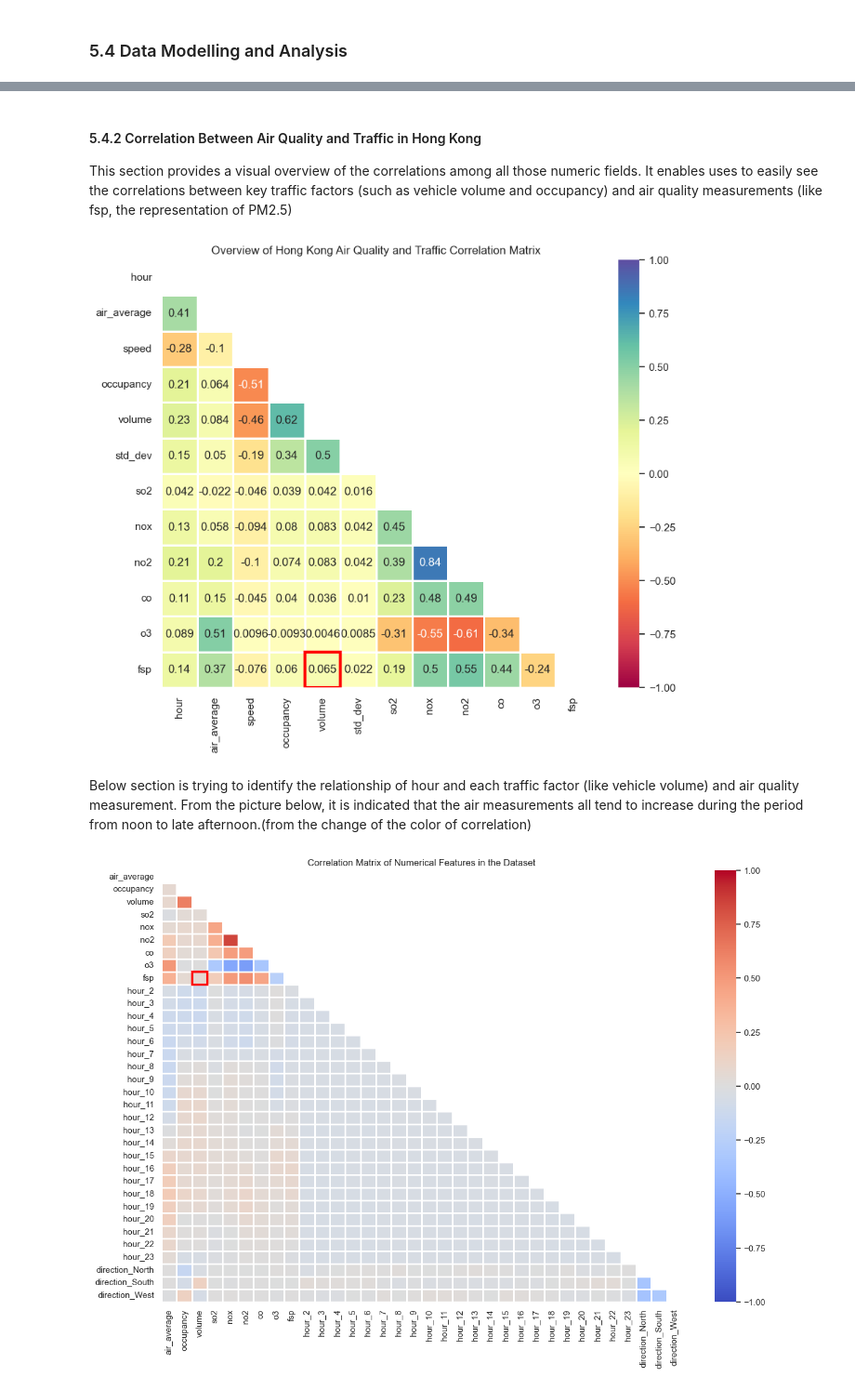
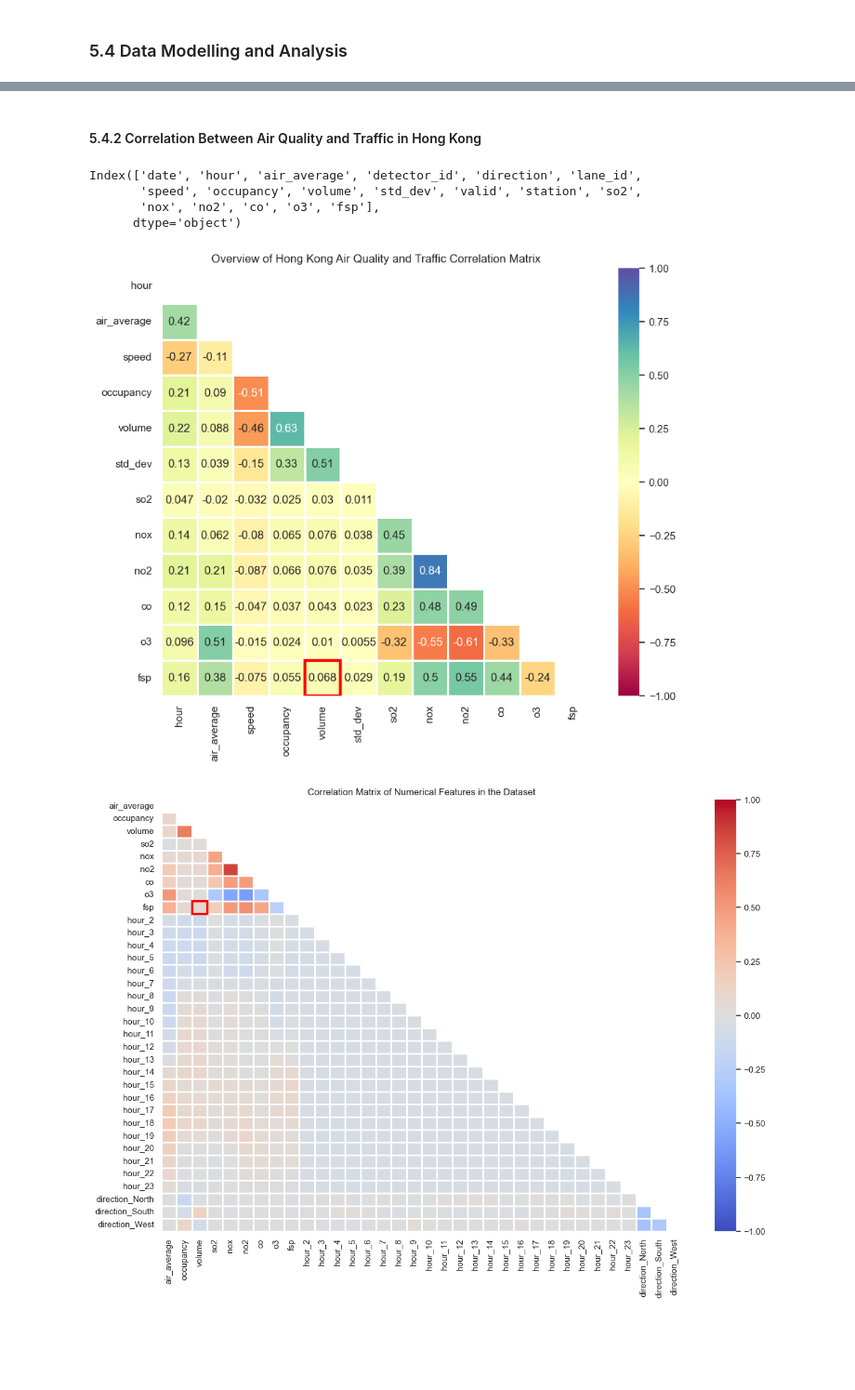
Before and after one commit to linxianying/G12_GuidedProject, a Jupyter notebook: traffic_air_sg.ipynb, the cells around one changed output, grey strips where cells are left out. Shown at 93% size. Cells and saved outputs as stored; diff of their text form; code cells hidden in the pictures; blank space fills up the shorter version.

```diff
--- a/traffic_air_sg.ipynb
+++ b/traffic_air_sg.ipynb
@@ -1879,37 +2188,37 @@ plt.show()
-# %% [markdown]
-#### 5.4.2 Correlation Between Air Quality and Traffic in Hong Kong
-
-<p>This section provides a visual overview of the correlations among all those numeric fields. It enables uses to easily see the correlations between key traffic factors (such as vehicle volume and occupancy) and air quality measurements (like fsp, the representation of PM2.5) </p>
+# %% [markdown]
+#### 5.4.2 Correlation Between Air Quality and Traffic in Hong Kong
 # %%
 from sklearn.model_selection import train_test_split
 from sklearn.ensemble import RandomForestRegressor
 from sklearn.metrics import mean_squared_error, r2_score
 import matplotlib.pyplot as plt
 import seaborn as sns
 import numpy as np
 
-numerical_columns = full_hk_traffic_air_df.select_dtypes(include=['float64', 'int64']).columns
+numerical_columns = merge_hk_traffic_air_df.select_dtypes(include=['float64', 'int64']).columns
 
 # Calculate correlation matrix
-correlation_matrix = full_hk_traffic_air_df[numerical_columns].corr()
+correlation_matrix = merge_hk_traffic_air_df[numerical_columns].corr()
 
 # Create a mask to hide the upper triangle
 mask = np.triu(np.ones_like(correlation_matrix, dtype=bool))
 
 # Visualize the correlation matrix with a heatmap
 plt.figure(figsize=(10, 8))
 ax = sns.heatmap(correlation_matrix, annot=True, cmap='Spectral', linewidths=0.9, vmin=-1, vmax=1, mask=mask)
 plt.title("Overview of Hong Kong Air Quality and Traffic Correlation Matrix")
 
 row = correlation_matrix.columns.get_loc('fsp')
 col = correlation_matrix.columns.get_loc('volume')
 
 # highlight the correlation result
 ax.add_patch(plt.Rectangle((col, row), 1, 1, fill=False, edgecolor='red', lw=3))
 
 plt.show()
 # %% [output]
+Index(['date', 'hour', 'air_average', 'detector_id', 'direction', 'lane_id',
+       'speed', 'occupancy', 'volume', 'std_dev', 'valid', 'station', 'so2',
+       'nox', 'no2', 'co', 'o3', 'fsp'],
+      dtype='object')
-[figure, old version]
+[figure, new version]
-# %% [markdown]
-<p>Below section is trying to identify the relationship of hour and each traffic factor (like vehicle volume) and air quality measurement. From the picture below, it is indicated that the air measurements all tend to increase during the period from noon to late afternoon.(from the change of the color of correlation)</p>
 # %%
```
Also changed, not shown: parts of 71 cells of this notebook.
